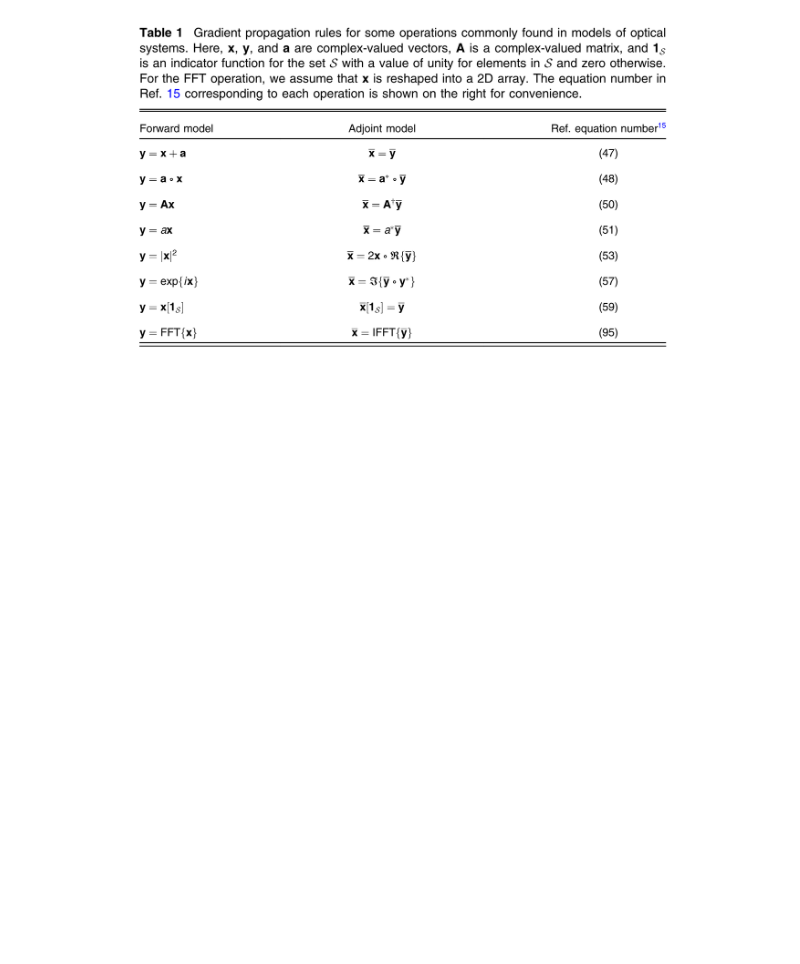
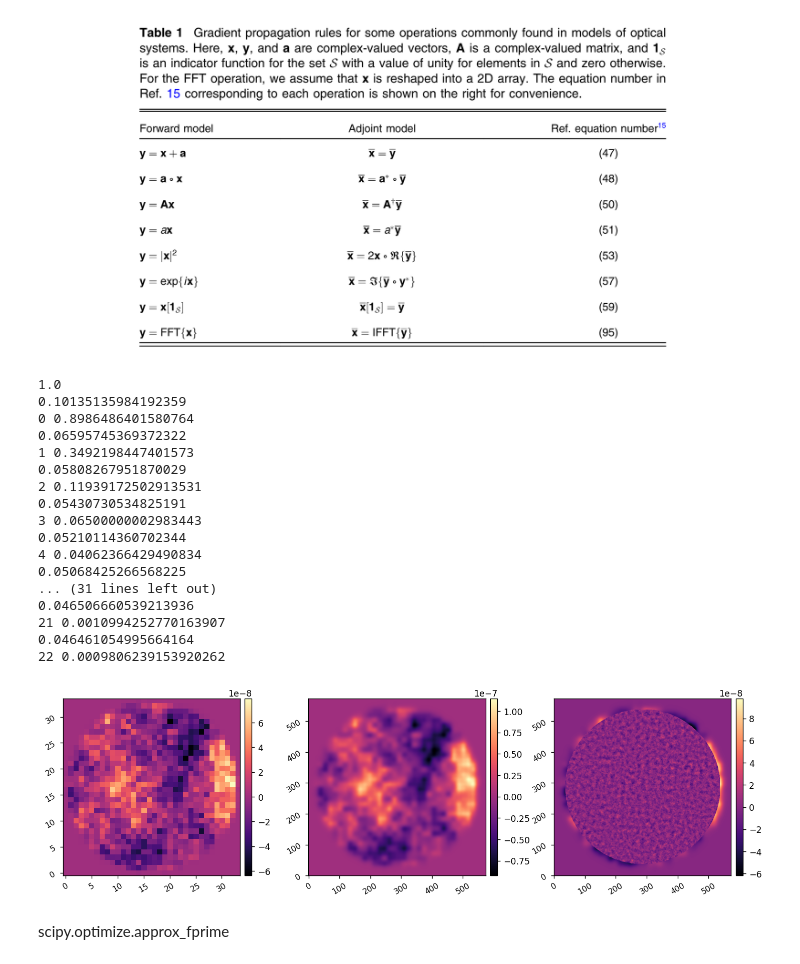
Before and after one commit to uasal/scoob-psf, a Jupyter notebook: example-notebooks/ad_dm.ipynb, the cells around one changed output. Saved outputs shown, nothing was run; the diff lists cells and outputs as text; code cells hidden in the pictures; blank space fills up the shorter version.

```diff
--- a/example-notebooks/ad_dm.ipynb
+++ b/example-notebooks/ad_dm.ipynb
@@ -186,3 +179,43 @@ imshow1(dm_grad)
 # %% [markdown]
 ![image.png](attachment:image.png)
+# %%
+del_acts = np.zeros(Nacts)
+J, dJ_dA = val_and_grad(del_acts)
+J_prev = J
+tol = 1e-3
+
+for i in range(50):
+    del_acts +=  dJ_dA
+    J, dJ_dA = val_and_grad(del_acts)
+    print(i, (J_prev-J)/J_prev)
+    if (J_prev-J)/(J_prev)<tol:
+        break
+    J_prev = J
+
+dm_command = xp.zeros((Nact,Nact), dtype=dJ_dA.dtype)
+dm_command[dm_mask] = del_acts
+s_dm = forward_dm(del_acts)
+
+imshow3(dm_command, s_dm, wfe_opd+s_dm)
+# %% [output]
+1.0
+0.10135135984192359
+0 0.8986486401580764
+0.06595745369372322
+1 0.3492198447401573
+0.05808267951870029
+2 0.11939172502913531
+0.05430730534825191
+3 0.06500000002983443
+0.05210114360702344
+4 0.04062366429490834
+0.05068425266568225
+... (31 lines left out)
+0.046506660539213936
+21 0.0010994252770163907
+0.046461054995664164
+22 0.0009806239153920262
+[figure, added]
+# %% [markdown]
+scipy.optimize.approx_fprime
 # %%
```
Also changed, not shown: parts of 12 cells of this notebook, 1 other file.
